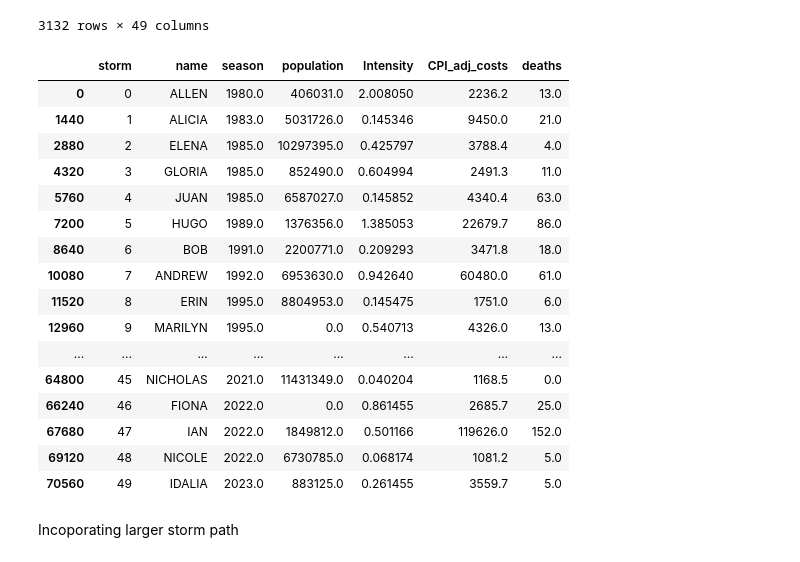
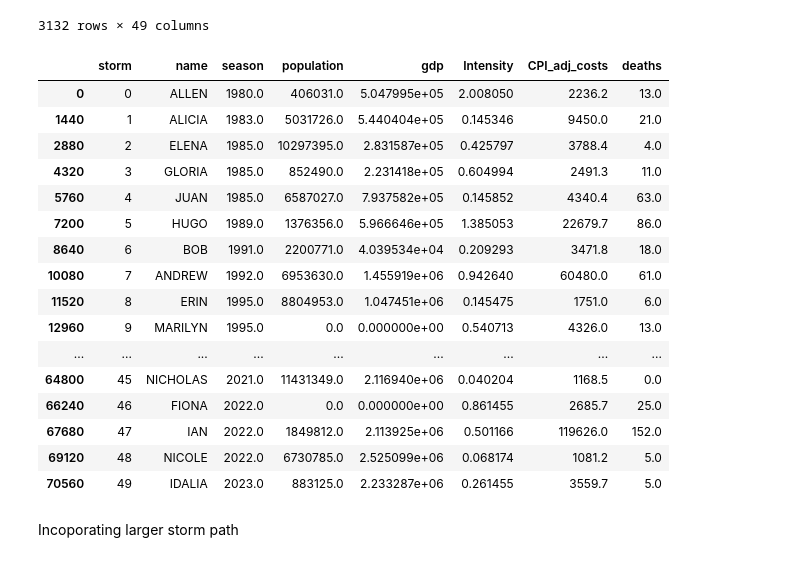
Before and after one commit to spariser/Hurricane_ML_proj_t5, a Jupyter notebook: Project1_Story_0208.ipynb, the cells around one changed output. Saved outputs shown, nothing was run; the diff lists cells and outputs as text; code cells hidden in the pictures.

```diff
--- a/Project1_Story_0208.ipynb
+++ b/Project1_Story_0208.ipynb
@@ -151,0 +154,10 @@ Data variables: (12/149)
+# %%
+gdp_data = pd.read_csv("data/State_gdp_semi_linked.csv", index_col=0)
+adj = gdp_data['19972.0']/gdp_data['1997.0']
+for state in range(20):
+    for years in range(20):
+        gdp_data.iloc[years][state] = gdp_data.iloc[years][state]*adj[state]
+
+
+gdp_data = gdp_data.drop('19972.0', axis=1)
+gdp_data
@@ -752,43 +783,48 @@ extrapolated_df
 # %%
 # Convert storms_damage dataset to a pandas DataFrame for easier processing
 storms_df = storms_damage.to_dataframe().reset_index()
 storms_df['season'] = storms_df['season'].astype(str)  # Ensure season is a string
 storms_df['population'] = np.nan
+storms_df['gdp'] = np.nan
 
 # Iterate over each unique storm
 for storm in storms_df['storm'].unique():
     # Retrieve the season (year) and affected counties for the current storm
     season = storms_df.loc[storms_df['storm'] == storm, 'season'].values[0]
     counties = storms_df.loc[storms_df['storm'] == storm, 'landfall_county'].dropna().unique()  # Get unique counties
+    states = storms_df.loc[storms_df['storm'] == storm, 'landfall_state'].dropna().unique()
 
     # Ensure the season corresponds to a column in extrapolated_df
     if season in extrapolated_df.columns:
         total_population = extrapolated_df.loc[extrapolated_df['County'].isin(counties), season].sum()
         storms_df.loc[storms_df['storm'] == storm, 'population'] = total_population
+        total_gdp = gdp_data.loc[gdp_data.index.isin(states), season].sum()
+        storms_df.loc[storms_df['storm'] == storm, 'gdp'] = total_gdp
 
 # Convert the DataFrame back to an xarray Dataset
 storms_updated = storms_damage.copy()
 storms_damage['population'] = (('storm',), storms_df.groupby('storm')['population'].first().values)
+storms_updated['gdp'] = (('storm',), storms_df.groupby('storm')['gdp'].first().values)
 
 # View a subset of the results
-storms_df[['storm', 'name', 'season', 'population', 'Intensity', 'CPI_adj_costs', 'deaths']].drop_duplicates()
+storms_df[['storm', 'name', 'season', 'population', 'gdp', 'Intensity', 'CPI_adj_costs', 'deaths']].drop_duplicates()
 # %% [output]
-|  | storm | name | season | population | Intensity | CPI_adj_costs | deaths |
-| 0 | 0 | ALLEN | 1980.0 | 406031.0 | 2.008050 | 2236.2 | 13.0 |
-| 1440 | 1 | ALICIA | 1983.0 | 5031726.0 | 0.145346 | 9450.0 | 21.0 |
-| 2880 | 2 | ELENA | 1985.0 | 10297395.0 | 0.425797 | 3788.4 | 4.0 |
-| 4320 | 3 | GLORIA | 1985.0 | 852490.0 | 0.604994 | 2491.3 | 11.0 |
-| 5760 | 4 | JUAN | 1985.0 | 6587027.0 | 0.145852 | 4340.4 | 63.0 |
-| 7200 | 5 | HUGO | 1989.0 | 1376356.0 | 1.385053 | 22679.7 | 86.0 |
-| 8640 | 6 | BOB | 1991.0 | 2200771.0 | 0.209293 | 3471.8 | 18.0 |
-| 10080 | 7 | ANDREW | 1992.0 | 6953630.0 | 0.942640 | 60480.0 | 61.0 |
-| 11520 | 8 | ERIN | 1995.0 | 8804953.0 | 0.145475 | 1751.0 | 6.0 |
-| 12960 | 9 | MARILYN | 1995.0 | 0.0 | 0.540713 | 4326.0 | 13.0 |
-| ... | ... | ... | ... | ... | ... | ... | ... |
-| 64800 | 45 | NICHOLAS | 2021.0 | 11431349.0 | 0.040204 | 1168.5 | 0.0 |
-| 66240 | 46 | FIONA | 2022.0 | 0.0 | 0.861455 | 2685.7 | 25.0 |
-| 67680 | 47 | IAN | 2022.0 | 1849812.0 | 0.501166 | 119626.0 | 152.0 |
-| 69120 | 48 | NICOLE | 2022.0 | 6730785.0 | 0.068174 | 1081.2 | 5.0 |
-| 70560 | 49 | IDALIA | 2023.0 | 883125.0 | 0.261455 | 3559.7 | 5.0 |
+|  | storm | name | season | population | gdp | Intensity | CPI_adj_costs | deaths |
+| 0 | 0 | ALLEN | 1980.0 | 406031.0 | 5.047995e+05 | 2.008050 | 2236.2 | 13.0 |
+| 1440 | 1 | ALICIA | 1983.0 | 5031726.0 | 5.440404e+05 | 0.145346 | 9450.0 | 21.0 |
+| 2880 | 2 | ELENA | 1985.0 | 10297395.0 | 2.831587e+05 | 0.425797 | 3788.4 | 4.0 |
+| 4320 | 3 | GLORIA | 1985.0 | 852490.0 | 2.231418e+05 | 0.604994 | 2491.3 | 11.0 |
+| 5760 | 4 | JUAN | 1985.0 | 6587027.0 | 7.937582e+05 | 0.145852 | 4340.4 | 63.0 |
+| 7200 | 5 | HUGO | 1989.0 | 1376356.0 | 5.966646e+05 | 1.385053 | 22679.7 | 86.0 |
+| 8640 | 6 | BOB | 1991.0 | 2200771.0 | 4.039534e+04 | 0.209293 | 3471.8 | 18.0 |
+| 10080 | 7 | ANDREW | 1992.0 | 6953630.0 | 1.455919e+06 | 0.942640 | 60480.0 | 61.0 |
+| 11520 | 8 | ERIN | 1995.0 | 8804953.0 | 1.047451e+06 | 0.145475 | 1751.0 | 6.0 |
+| 12960 | 9 | MARILYN | 1995.0 | 0.0 | 0.000000e+00 | 0.540713 | 4326.0 | 13.0 |
+| ... | ... | ... | ... | ... | ... | ... | ... | ... |
+| 64800 | 45 | NICHOLAS | 2021.0 | 11431349.0 | 2.116940e+06 | 0.040204 | 1168.5 | 0.0 |
+| 66240 | 46 | FIONA | 2022.0 | 0.0 | 0.000000e+00 | 0.861455 | 2685.7 | 25.0 |
+| 67680 | 47 | IAN | 2022.0 | 1849812.0 | 2.113925e+06 | 0.501166 | 119626.0 | 152.0 |
+| 69120 | 48 | NICOLE | 2022.0 | 6730785.0 | 2.525099e+06 | 0.068174 | 1081.2 | 5.0 |
+| 70560 | 49 | IDALIA | 2023.0 | 883125.0 | 2.233287e+06 | 0.261455 | 3559.7 | 5.0 |
 # %% [markdown]
 Incoporating larger storm path
```
Also changed, not shown: parts of 11 cells of this notebook, 2 other files.
